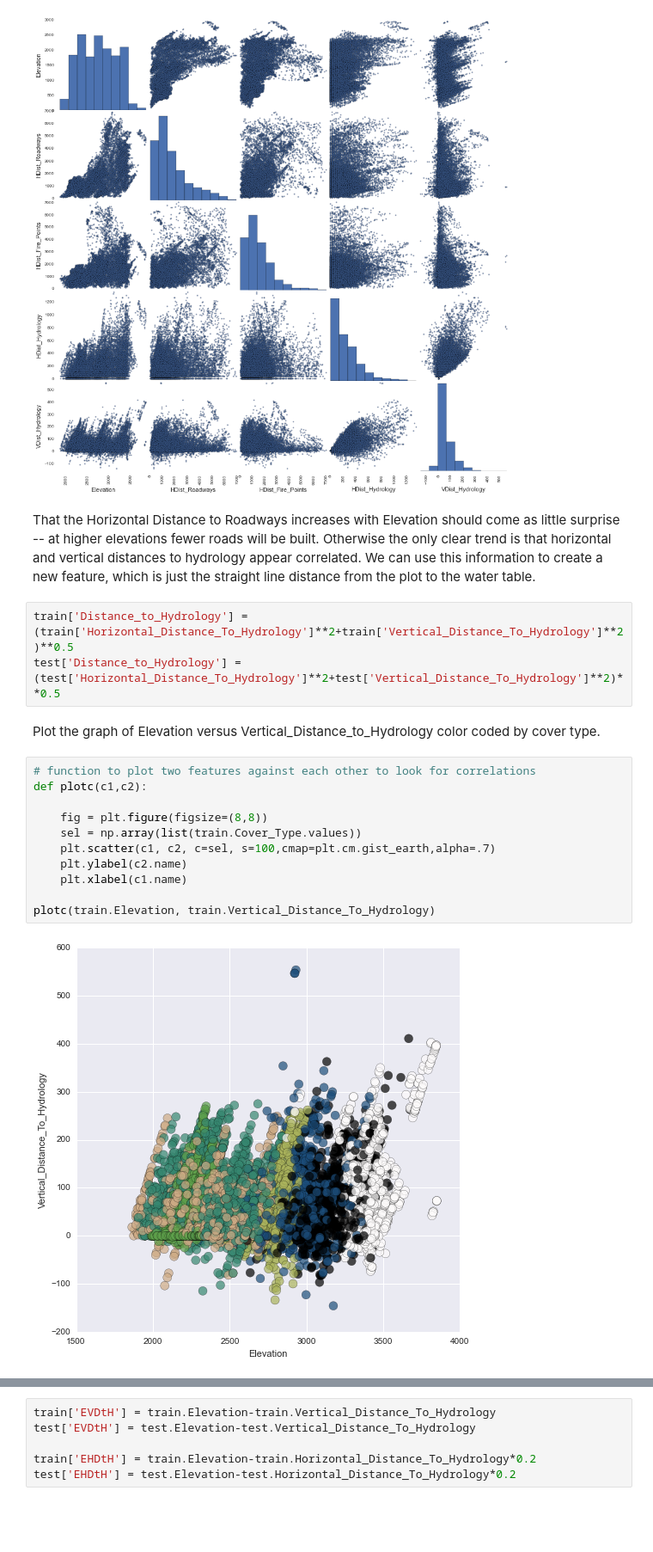
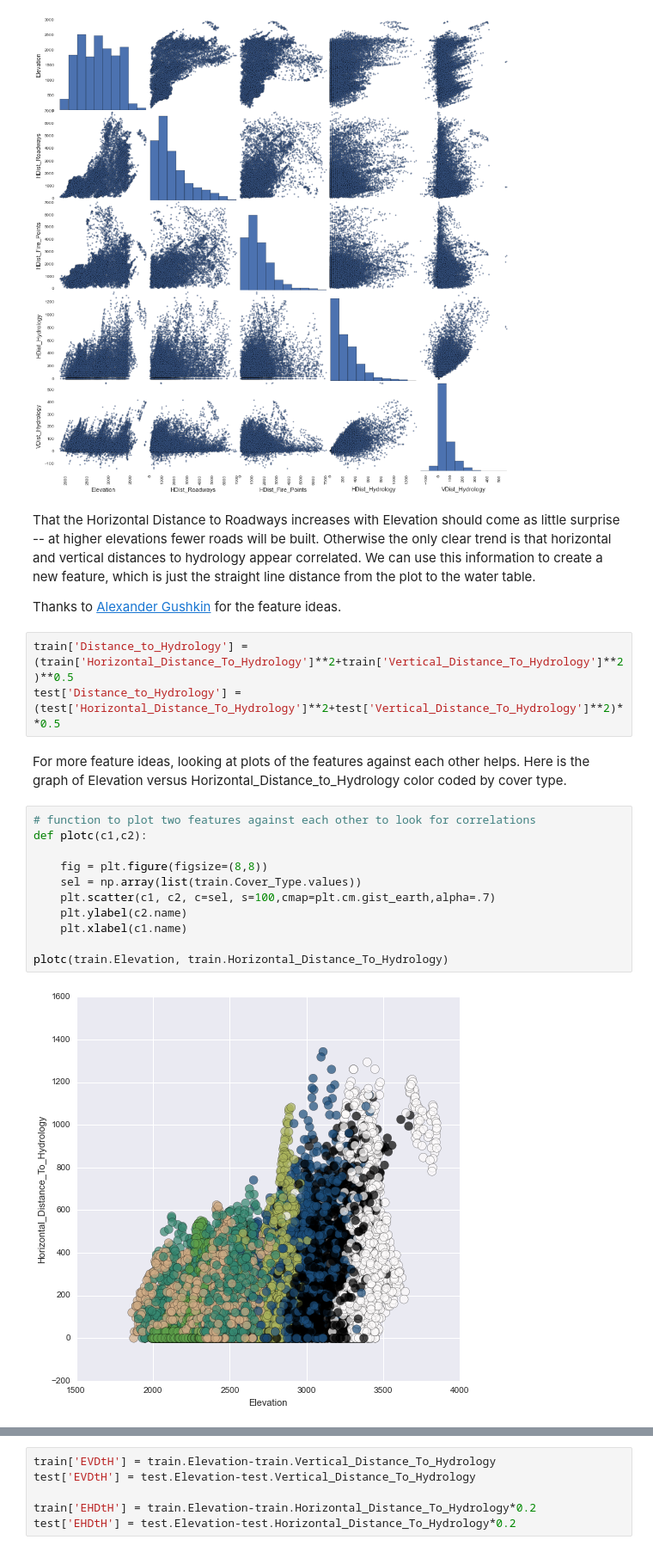
Before and after one commit to kevinallen/w207-forestcover, a Jupyter notebook: forestCover_final_python2.ipynb, the cells around one changed output, grey strips where cells are left out. Shown at 86% size. Cells and saved outputs as stored; diff of their text form; blank space fills up the shorter version.

```diff
--- a/forestCover_final_python2.ipynb
+++ b/forestCover_final_python2.ipynb
@@ -165,22 +165,26 @@ plt.show()
 [figure]
 # %% [markdown]
 That the Horizontal Distance to Roadways increases with Elevation should come as little surprise -- at higher elevations fewer roads will be built. Otherwise the only clear trend is that horizontal and vertical distances to hydrology appear correlated. We can use this information to create a new feature, which is just the straight line distance from the plot to the water table.
+
+Thanks to [Alexander Gushkin][link1] for the feature ideas.
+
+[link1]: http://nbviewer.ipython.org/github/aguschin/kaggle/blob/master/forestCoverType_featuresEngineering.ipynb
 # %%
 train['Distance_to_Hydrology'] = (train['Horizontal_Distance_To_Hydrology']**2+train['Vertical_Distance_To_Hydrology']**2)**0.5
 test['Distance_to_Hydrology'] = (test['Horizontal_Distance_To_Hydrology']**2+test['Vertical_Distance_To_Hydrology']**2)**0.5
 # %% [markdown]
-Plot the graph of Elevation versus Vertical_Distance_to_Hydrology color coded by cover type.
+For more feature ideas, looking at plots of the features against each other helps. Here is the graph of Elevation versus Horizontal_Distance_to_Hydrology color coded by cover type.
 # %%
 # function to plot two features against each other to look for correlations
 def plotc(c1,c2):
 
     fig = plt.figure(figsize=(8,8))
     sel = np.array(list(train.Cover_Type.values))
     plt.scatter(c1, c2, c=sel, s=100,cmap=plt.cm.gist_earth,alpha=.7)
     plt.ylabel(c2.name)
     plt.xlabel(c1.name)
 
-plotc(train.Elevation, train.Vertical_Distance_To_Hydrology)
+plotc(train.Elevation, train.Horizontal_Distance_To_Hydrology)
 # %% [output]
-[figure, old version]
+[figure, new version]
 # %% [markdown]
```
Also changed, not shown: parts of 6 cells of this notebook.
